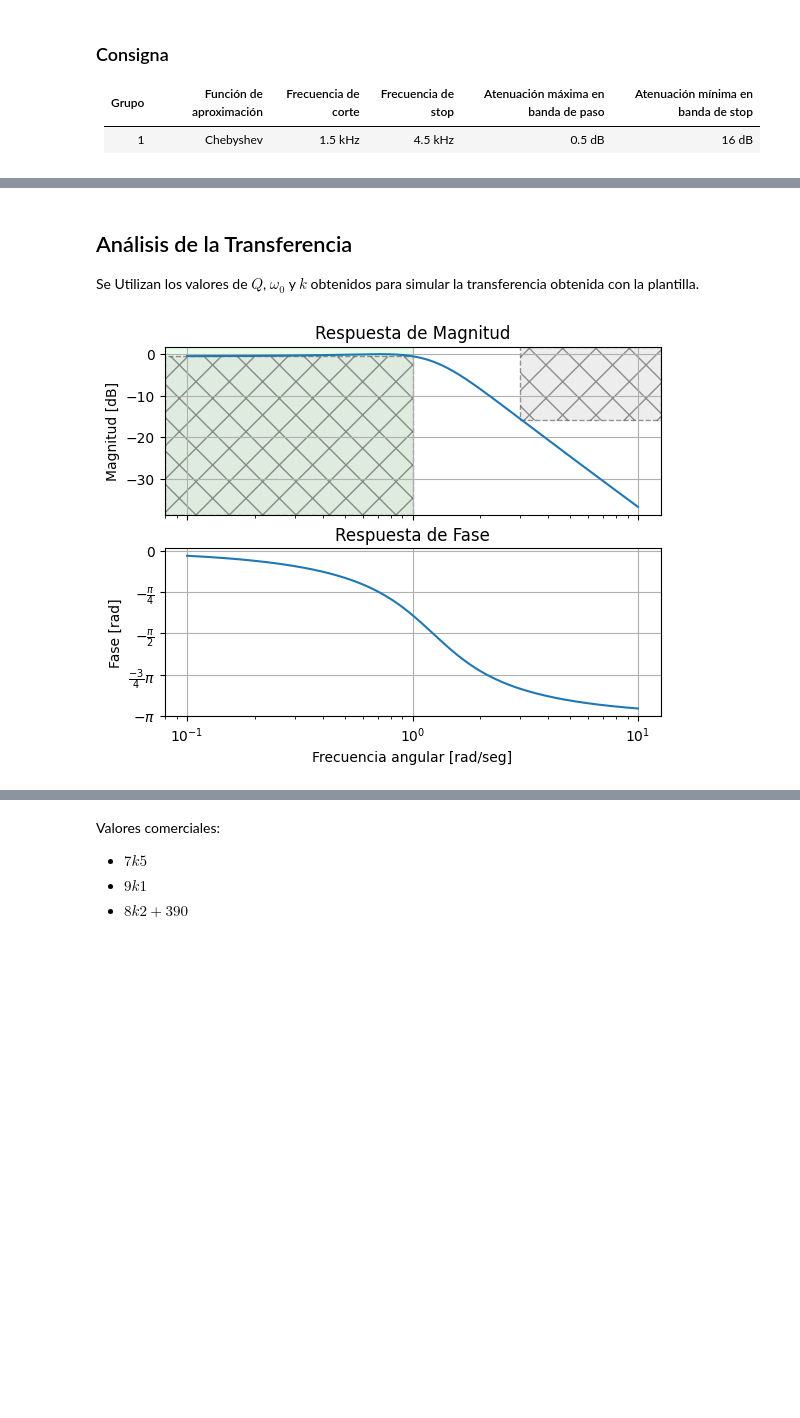
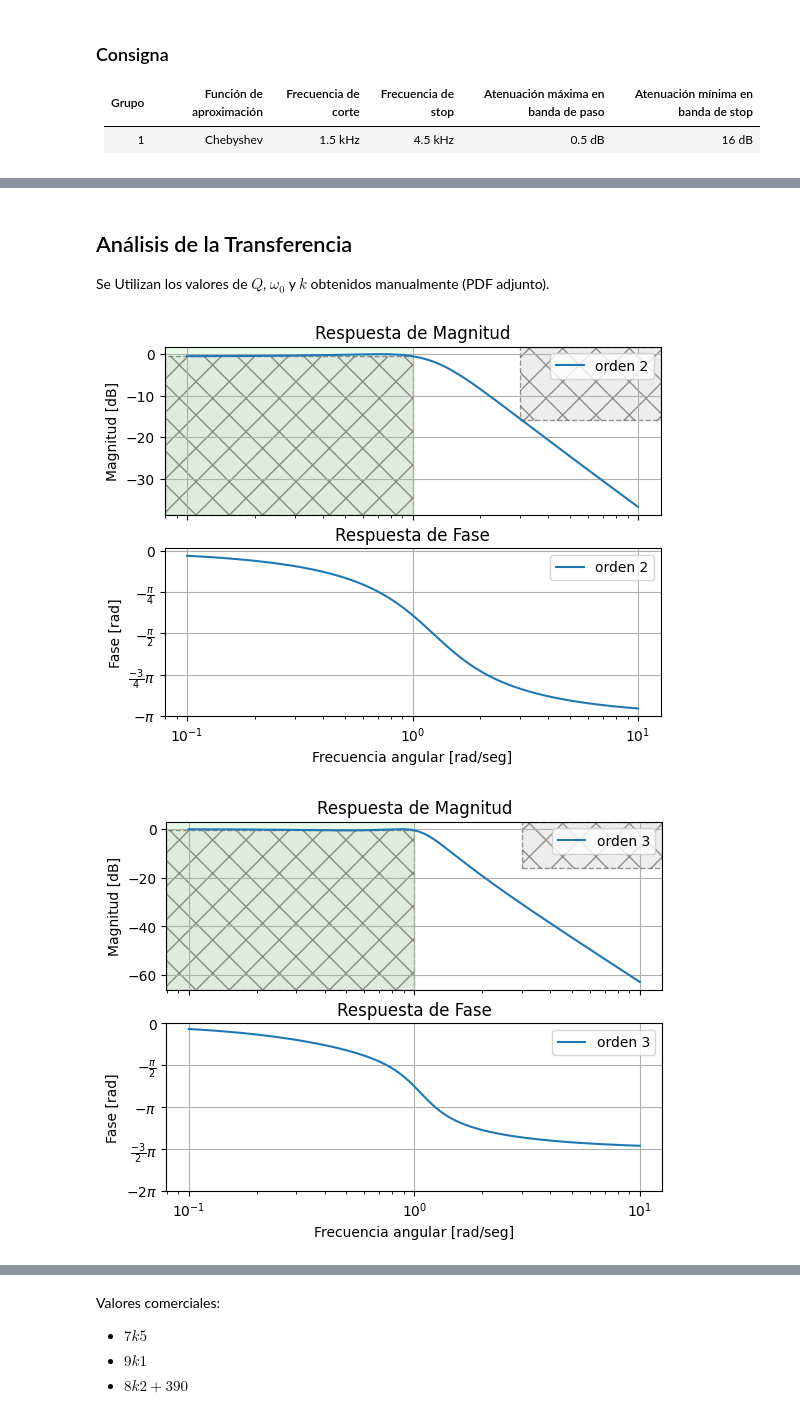
Before and after one commit to fborello-lambda/TC2-2025, a Jupyter notebook: TPL1/TPL1.ipynb, the cells around one changed output, grey strips where cells are left out. Drawn from its saved outputs; the diff is of its cells as text; code cells hidden in the pictures; blank space fills up the shorter version.

```diff
--- a/TPL1/TPL1.ipynb
+++ b/TPL1/TPL1.ipynb
@@ -44,26 +46,49 @@ import scipy.signal as sig
 from pytc2.sistemas_lineales import plot_plantilla, bodePlot
 # %% [markdown]
 ## Análisis de la Transferencia
-Se Utilizan los valores de $Q$, $\omega_0$ y $k$ obtenidos para simular la transferencia obtenida con la plantilla.
+Se Utilizan los valores de $Q$, $\omega_0$ y $k$ obtenidos manualmente (PDF adjunto).
 # %%
 Q = 0.863
 w0 = np.sqrt(1.5162)
 k = 0.9438
 
 
 num = np.array([k * w0**2])
 den = np.array([1.0, w0 / Q, w0**2])
 
 H = sig.TransferFunction(num, den)
 
 fig_id, axes_hdl = bodePlot(
     H,
     xaxis="omega",
+    filter_description="orden 2",
     fs=2 * np.pi,
 )
 
 plt.sca(axes_hdl[0])
 
 plot_plantilla(filter_type="lowpass", fpass=1.0, ripple=0.5, fstop=3.0, attenuation=16)
+
+
+c = 1.2529
+a = 0.7157
+b = 1.5349
+
+num = np.array([a])
+den = np.array([1.0, c, b, a])
+
+H = sig.TransferFunction(num, den)
+
+fig_id, axes_hdl = bodePlot(
+    H,
+    xaxis="omega",
+    filter_description="orden 3",
+    fs=2 * np.pi,
+)
+
+plt.sca(axes_hdl[0])
+
+plot_plantilla(filter_type="lowpass", fpass=1.0, ripple=0.5, fstop=3.0, attenuation=16)
 # %% [output]
-[figure, old version]
+[figure, new version]
+[figure, added]
```
Also changed, not shown: parts of 18 cells of this notebook, 4 other files.
